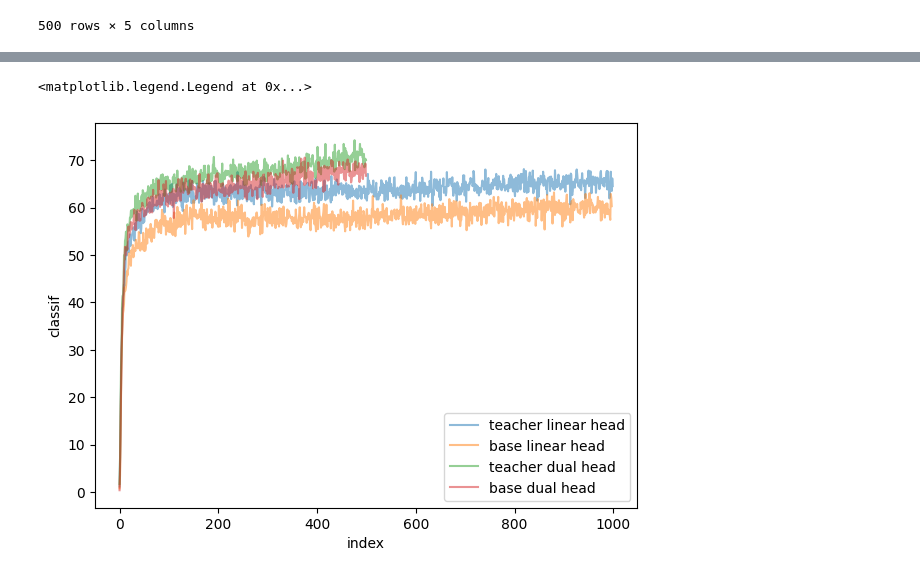
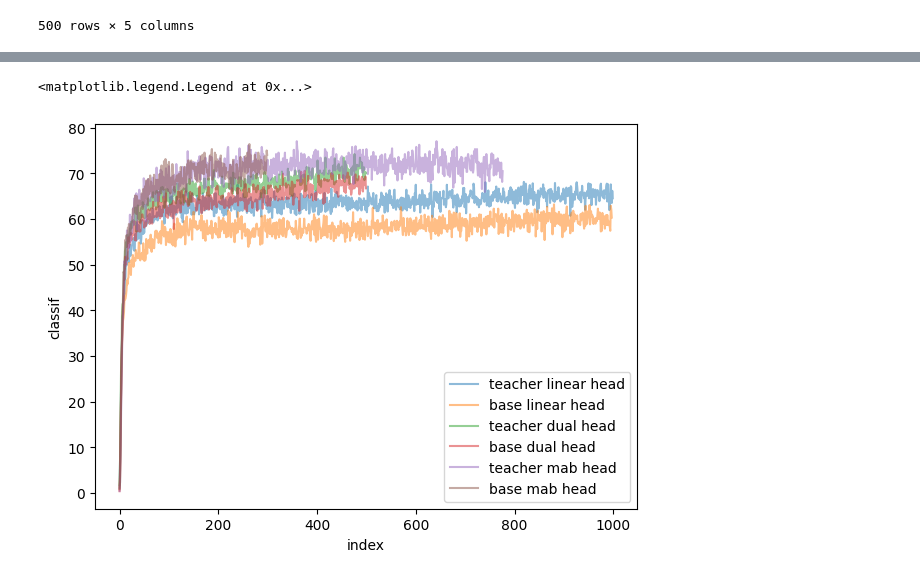
Before and after one commit to gdbmanu/S3C, a Jupyter notebook: notebooks/03_results_analysis.ipynb, the cells around one changed output, grey strips where cells are left out. Drawn from its saved outputs; the diff is of its cells as text; code cells hidden in the pictures.

Commit message:
triple classif

```diff
--- a/notebooks/03_results_analysis.ipynb
+++ b/notebooks/03_results_analysis.ipynb
@@ -20,11 +20,17 @@ epoch_teacher_linear_head = 20
 teacher_dual_head_dir = "../checkpoints/checkpoints_260427_EMA_Xattn_dual"
 epoch_teacher_dual_head = 10
 
+teacher_mab_head_dir = "../checkpoints/checkpoints_260427_EMA_Xattn_MAB"
+epoch_teacher_mab_head = 8
+
 base_linear_head_dir = "../checkpoints/checkpoints_260427_base_linear_head"
 epoch_base_linear_head = 20
 
 base_dual_head_dir = "../checkpoints/checkpoints_260427_base_dual"
 epoch_base_dual_head = 10
+
+base_mab_head_dir = "../checkpoints/checkpoints_260427_base_MAB"
+epoch_base_mab_head = 3
 # %%
 checkpoint_path = os.path.join(teacher_dir, f"checkpoint_epoch{epoch_teacher}.pt")  # exemple
 checkpoint = torch.load(checkpoint_path, map_location="cpu")
@@ -102,3 +108,13 @@ Clés de l'historique : ['epoch', 'batch', 'loss', 'classif']
 | 498 | 498 | 10 | 4900 | 0.680711 | 70.312500 |
 | 499 | 499 | 10 | 5000 | 0.697908 | 70.000000 |
 500 rows × 5 columns
+# %%
+checkpoint_path = os.path.join(teacher_mab_head_dir, f"checkpoint_epoch{epoch_teacher_mab_head}.pt")  # exemple
+checkpoint = torch.load(checkpoint_path, map_location="cpu")
+# Vérifie les clés disponibles
+print("Clés du checkpoint :", list(checkpoint.keys()))
+print("Clés de l'historique :", list(checkpoint['history'].keys()))
+
+teacher_mab_head_df = pd.DataFrame(checkpoint['history'])
+teacher_mab_head_df = teacher_mab_head_df.reset_index()
+teacher_mab_head_df
@@ -153,3 +185,12 @@ Clés de l'historique : ['epoch', 'batch', 'loss', 'classif']
 | 498 | 498 | 10 | 4900 | 0.988314 | 69.296875 |
 | 499 | 499 | 10 | 5000 | 0.985849 | 66.718750 |
 500 rows × 5 columns
+# %%
+checkpoint_path = os.path.join(base_mab_head_dir, f"checkpoint_epoch{epoch_base_mab_head}.pt")  # exemple
+checkpoint = torch.load(checkpoint_path, map_location="cpu")
+# Vérifie les clés disponibles
+print("Clés du checkpoint :", list(checkpoint.keys()))
+print("Clés de l'historique :", list(checkpoint['history'].keys()))
+base_mab_head_df = pd.DataFrame(checkpoint['history'])
+base_mab_head_df = base_mab_head_df.reset_index()
+base_mab_head_df
@@ -156,12 +213,13 @@ Clés de l'historique : ['epoch', 'batch', 'loss', 'classif']
 # %%
-plt.figure(figsize=(7,
-                    5))
+plt.figure(figsize=(7,5))
 sns.lineplot(teacher_linear_head_df, x='index', y='classif', label='teacher linear head', alpha = .5)
 sns.lineplot(base_linear_head_df, x='index', y='classif', label='base linear head', alpha = .5)
 sns.lineplot(teacher_dual_head_df, x='index', y='classif', label='teacher dual head', alpha = .5)
 sns.lineplot(base_dual_head_df, x='index', y='classif', label='base dual head', alpha = .5)
+sns.lineplot(teacher_mab_head_df, x='index', y='classif', label='teacher mab head', alpha = .5)
+sns.lineplot(base_mab_head_df, x='index', y='classif', label='base mab head', alpha = .5)
 
 plt.legend()
 # %% [output]
 <matplotlib.legend.Legend at 0x...>
-[figure, old version]
+[figure, new version]
```
Also changed, not shown: parts of 6 cells of this notebook, 3 other files.
